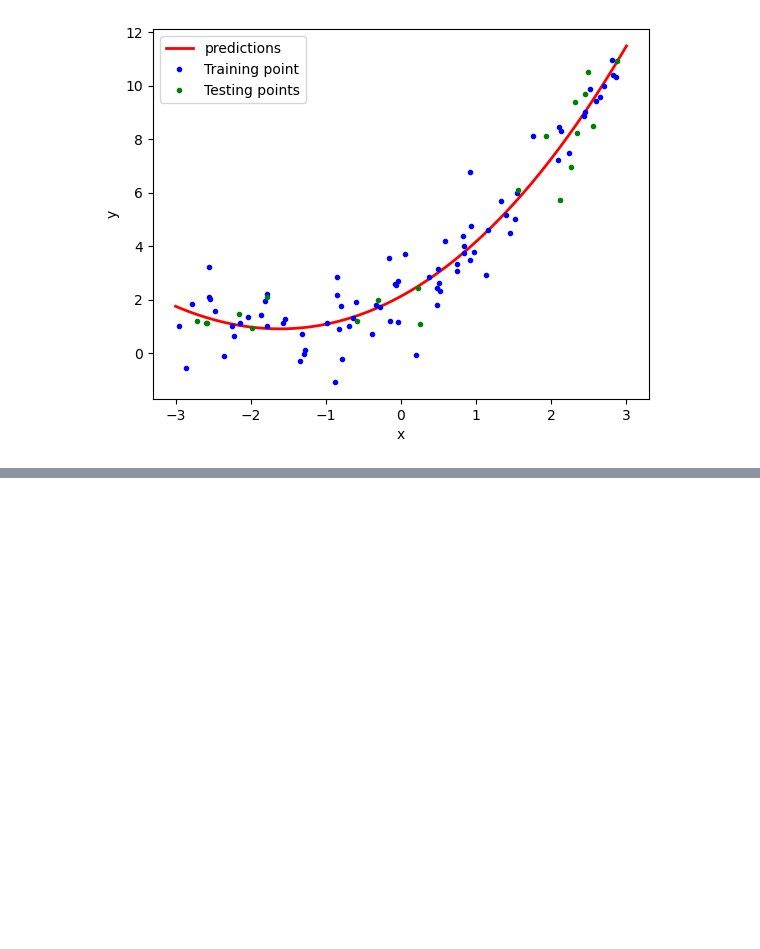
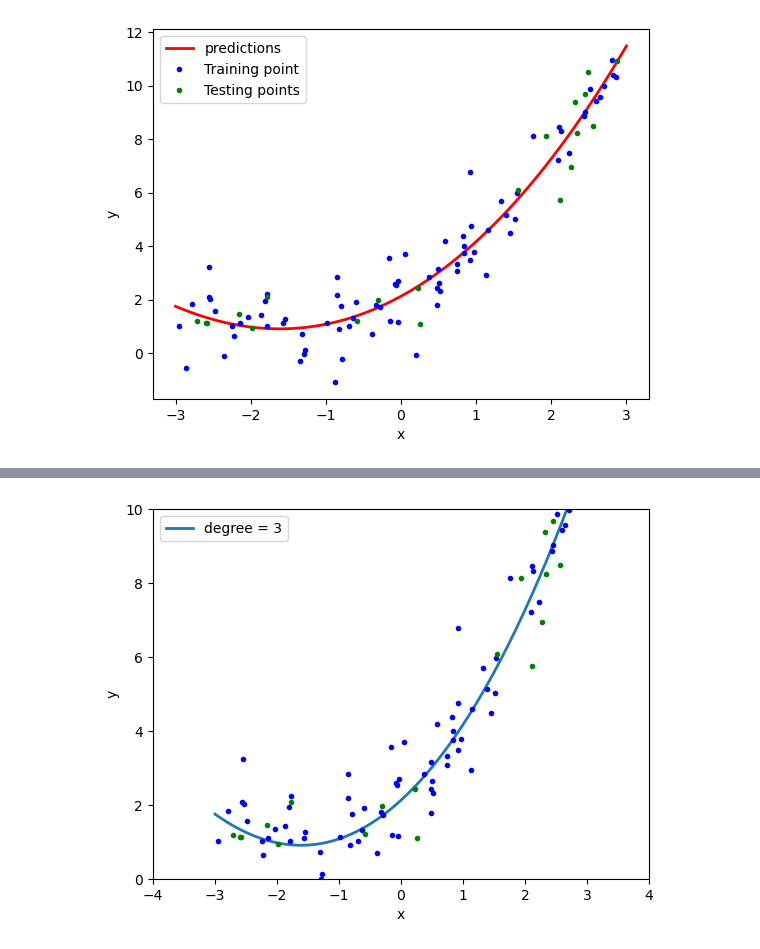
Before and after one commit to pradeepoffl/python, a Jupyter notebook: 20-ML-Linear_Regression/20.3-Polynomial_Regression_Imp.ipynb, the cells around one changed output, grey strips where cells are left out. Cells and saved outputs as stored; diff of their text form; code cells hidden in the pictures; blank space fills up the shorter version.

```diff
--- a/20-ML-Linear_Regression/20.3-Polynomial_Regression_Imp.ipynb
+++ b/20-ML-Linear_Regression/20.3-Polynomial_Regression_Imp.ipynb
@@ -186,0 +215,4 @@ plt.show()
+# %%
+polynomial_regression(3)
+# %% [output]
+[figure, added]
```
Also changed, not shown: parts of 4 cells of this notebook.
